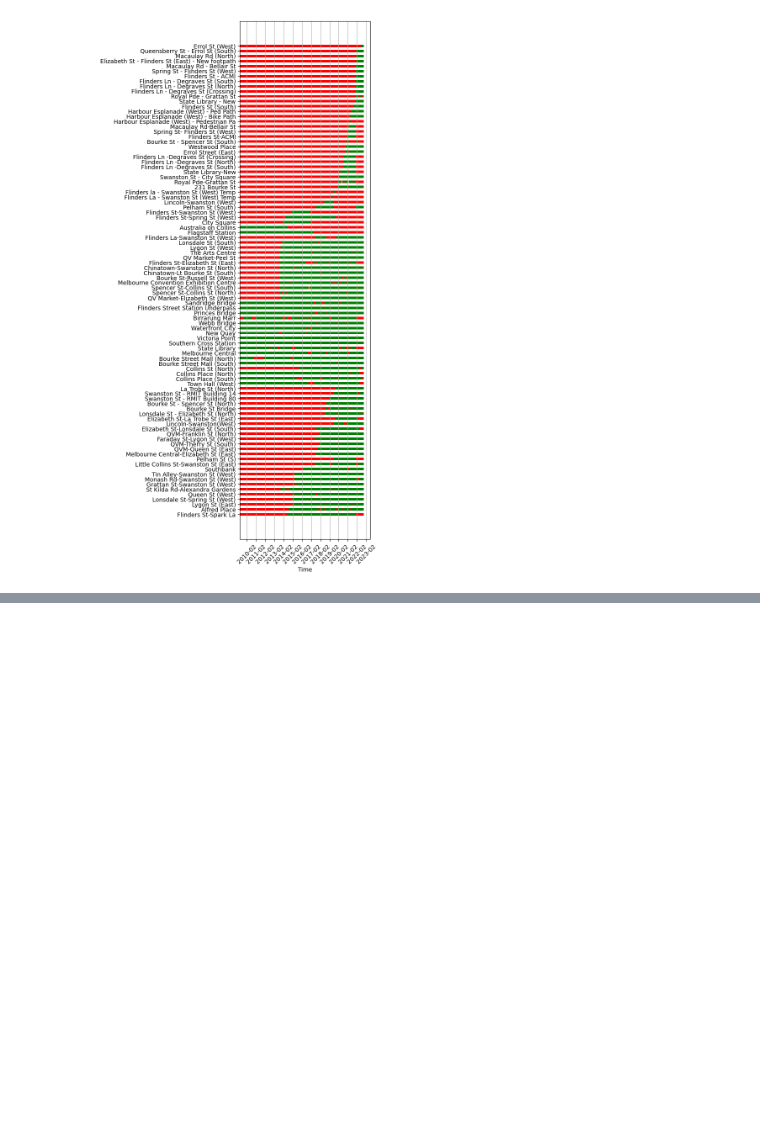
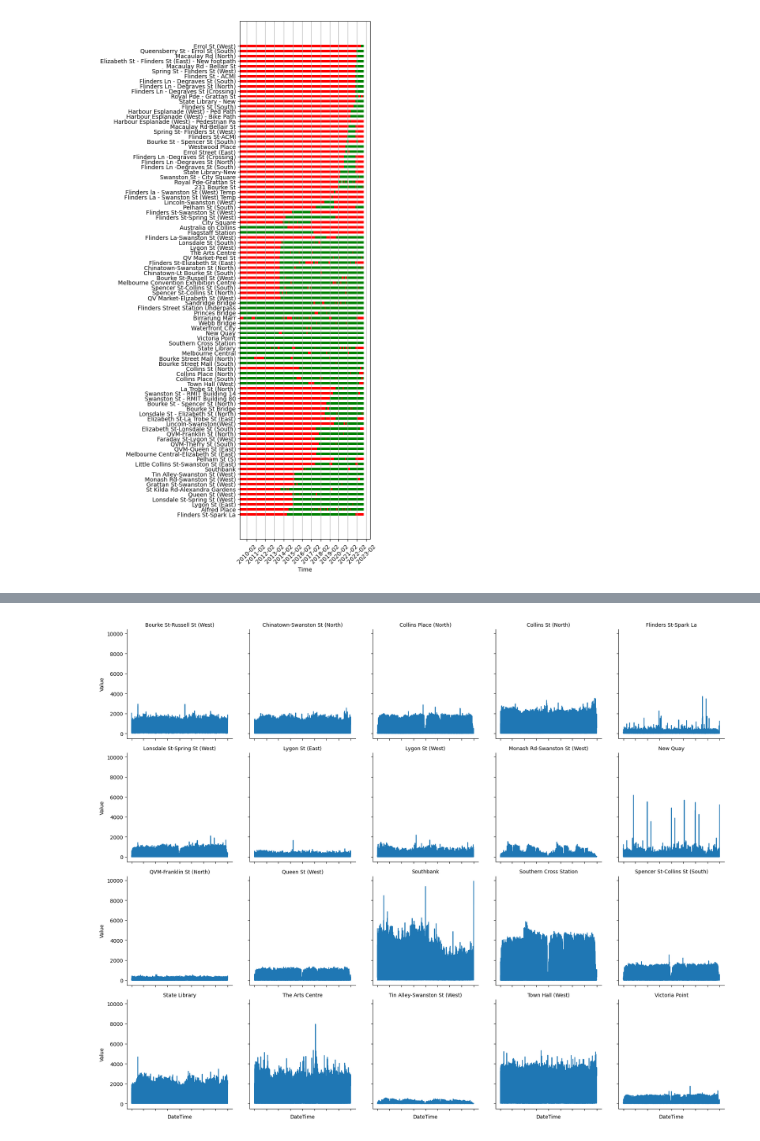
Before and after one commit to jackliddle/melbourne-timeseries, a Jupyter notebook: 01 Data exploration.ipynb, the cells around one changed output, grey strips where cells are left out. Cells and saved outputs as stored; diff of their text form; code cells hidden in the pictures; blank space fills up the shorter version.

```diff
--- a/01 Data exploration.ipynb
+++ b/01 Data exploration.ipynb
@@ -124,0 +206,14 @@ plotMissing(gaps_d,ax)
+# %%
+# Creating the FacetGrid
+g = sns.FacetGrid(df_long, col="location", col_wrap=5, height=3.5)
+g = g.map(plt.plot, "datetime", "value")
+
+# Adding labels and titles
+g.set_axis_labels("DateTime", "Value")
+g.set_titles("{col_name}")
+g.set_xticklabels(rotation=45)
+
+#plt.show()
+plt.savefig('AnnualView.png', bbox_inches='tight')
+# %% [output]
+[figure, added]
```
Also changed, not shown: parts of 13 cells of this notebook, 18 other files.
